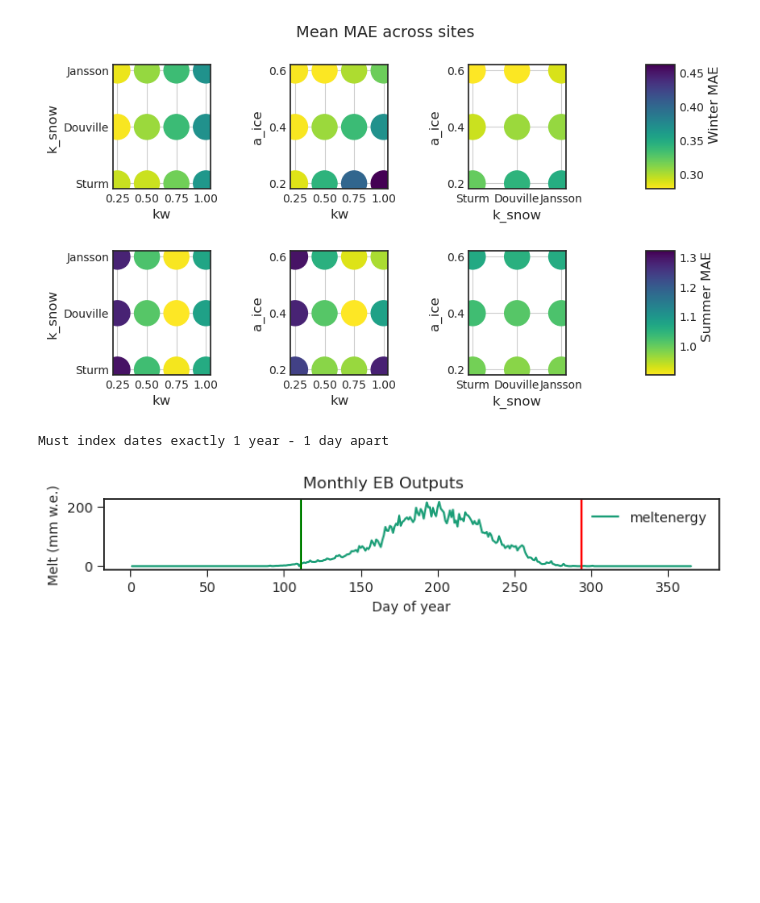
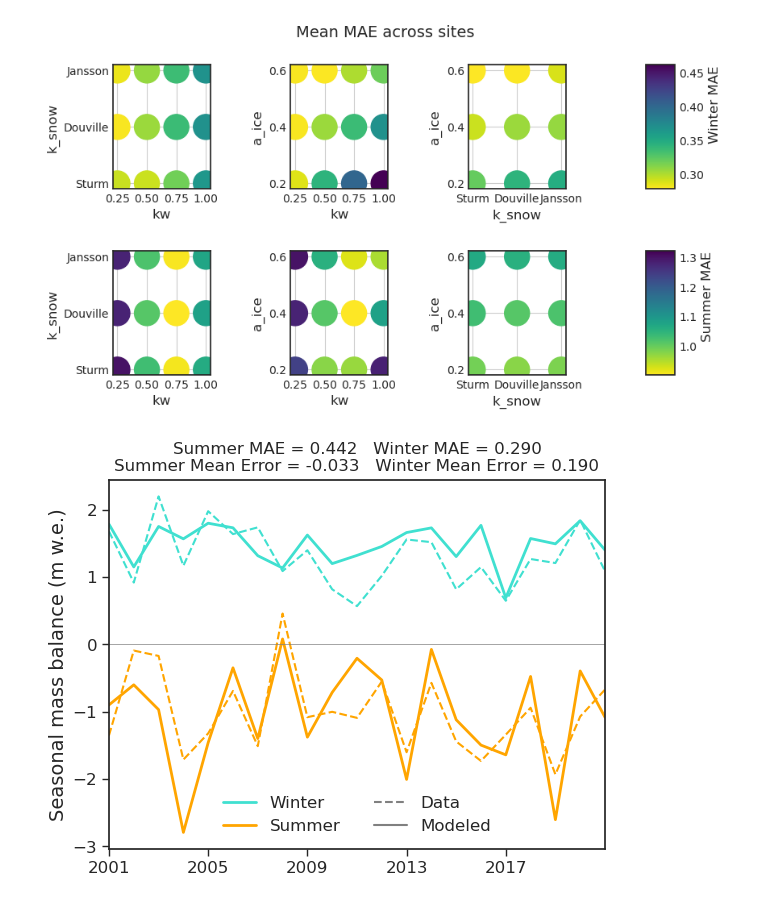
Before and after one commit to clairevwilson/PyGEM-EB, a Jupyter notebook: calibration_plotting.ipynb, the cells around one changed output. Cells and saved outputs as stored; diff of their text form; code cells hidden in the pictures; blank space fills up the shorter version.

```diff
--- a/calibration_plotting.ipynb
+++ b/calibration_plotting.ipynb
@@ -418,7 +421,10 @@ def plot_by(ds,time,vars,t='Monthly EB Outputs',by='month'):
 # %%
-ds = xr.open_dataset('/home/claire/research/Output/calibration/09_18/ksnowDouville_aice0.4_siteAB_0.nc')
-ds.melt.values *= 1000
-plot_by(ds,[startdate,'2022-04-20'],[['meltenergy']],by='doy')
+# ds = xr.open_dataset('/home/claire/research/Output/calibration/09_23/kw0.25_ksnowDouville_aice0.4_siteD_0.nc')
+ds = xr.open_dataset('/home/claire/research/Output/calibration/10_01/kw_calibration_10_01_run39_0.nc')
+
+# ds.melt.values *= 1000
+# plot_by(ds,[startdate,'2022-04-20'],[['melt']],by='doy')
+fig,ax = seasonal_mass_balance(data_fp,ds,'D',plot=True)
+plt.show()
 # %% [output]
-Must index dates exactly 1 year - 1 day apart
-[figure, old version]
+[figure, new version]
```
Also changed, not shown: parts of 8 cells of this notebook, 6 other files.
